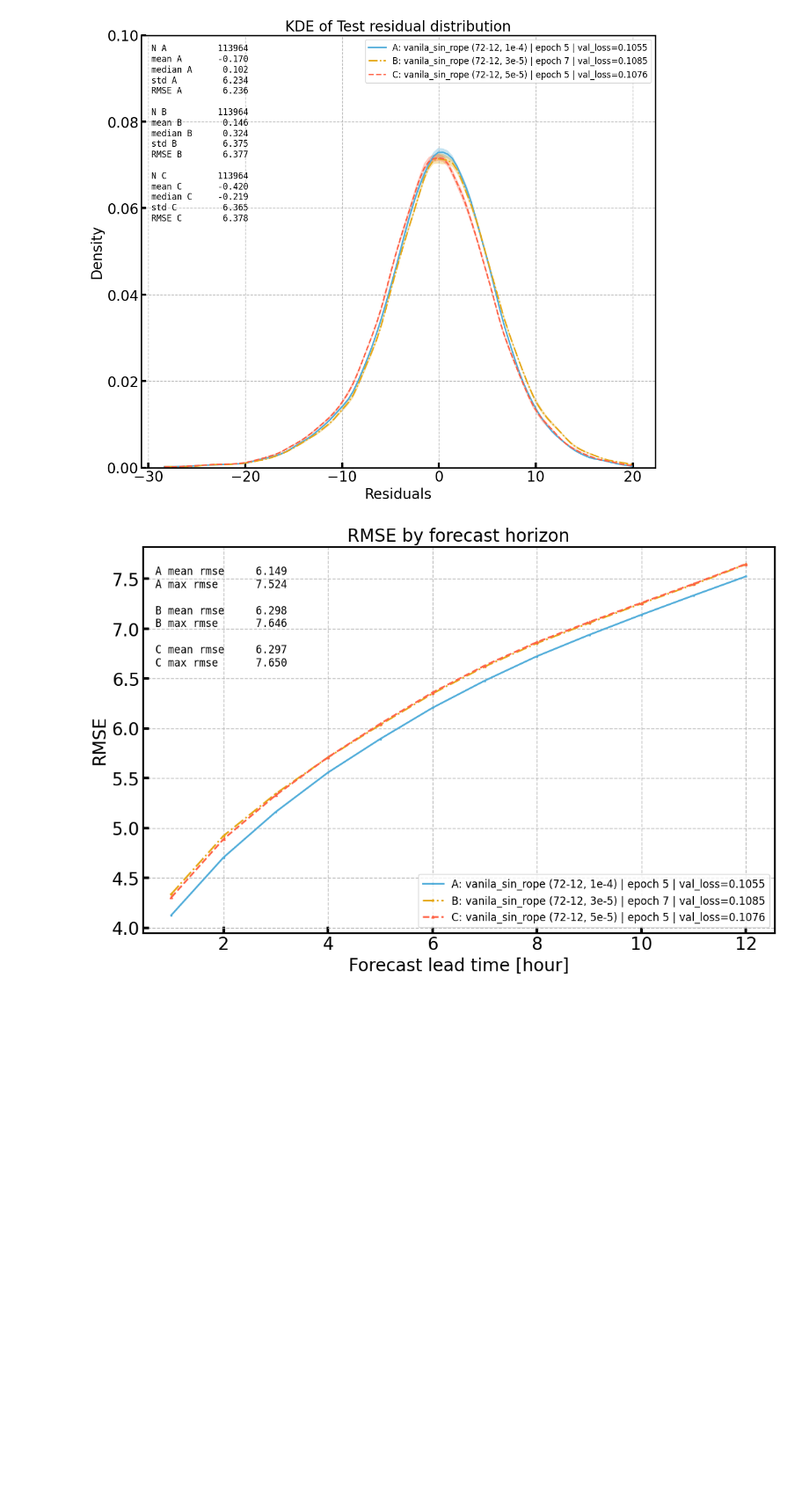
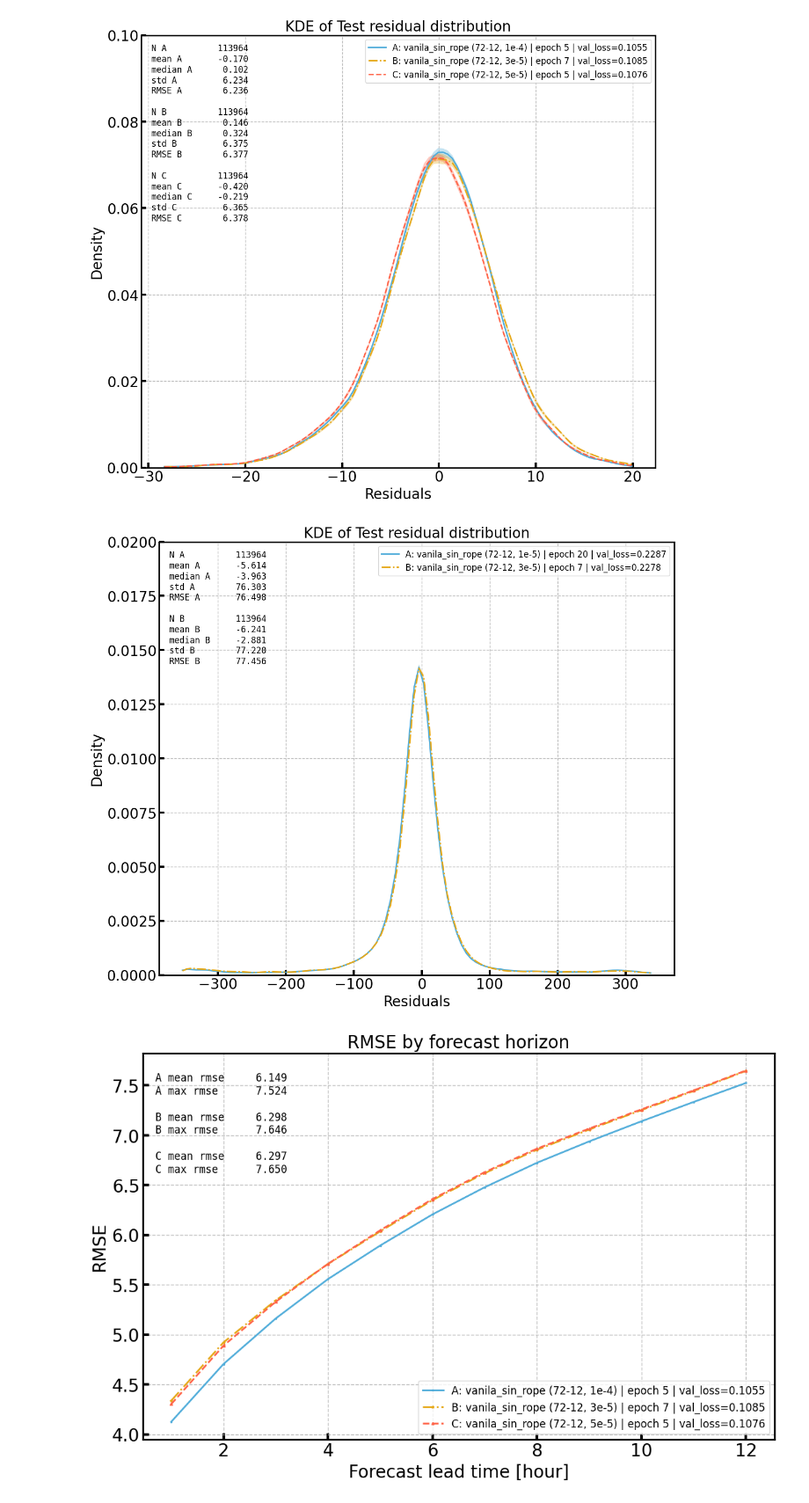
Before and after one commit to KUcyans/MeteoFormer, a Jupyter notebook: WindSpeedTest.ipynb, the cells around one changed output. Shown at 88% size. Saved outputs shown, nothing was run; the diff lists cells and outputs as text; code cells hidden in the pictures; blank space fills up the shorter version.

Commit message:
direction test result added

```diff
--- a/WindSpeedTest.ipynb
+++ b/WindSpeedTest.ipynb
@@ -34,6 +34,10 @@ runs_speed = {
     "vanila_sin_rope (72-12, 3e-5)": base / "20260529" / "171411",
     "vanila_sin_rope (72-12, 5e-5)": base / "20260529" / "174259",
 }
+runs_direction = {
+    "vanila_sin_rope (72-12, 1e-5)": base / "20260529" / "183118",
+    "vanila_sin_rope (72-12, 3e-5)": base / "20260529" / "185646",
+}
 # %%
 def parse_test_residual_filename(
     file_path: str | Path,
@@ -377,11 +381,16 @@ def plot_all_residual_distribution_kde(
         )
 # %%
 df_speed = load_test_residuals_from_runs(runs_speed, base=base)
+df_direction = load_test_residuals_from_runs(runs_direction, base=base)
 # %%
 plot_all_residual_distribution_kde(df_speed, y_max=0.10)
 # < 15 sec
 # %% [output]
 [figure]
+# %%
+plot_all_residual_distribution_kde(df_direction, y_max=0.02)
+# %% [output]
+[figure, added]
 # %%
 def compute_horizon_metrics(df: pd.DataFrame) -> pd.DataFrame:
     """
```
Also changed, not shown: parts of 1 cell of this notebook, 1 other file.
